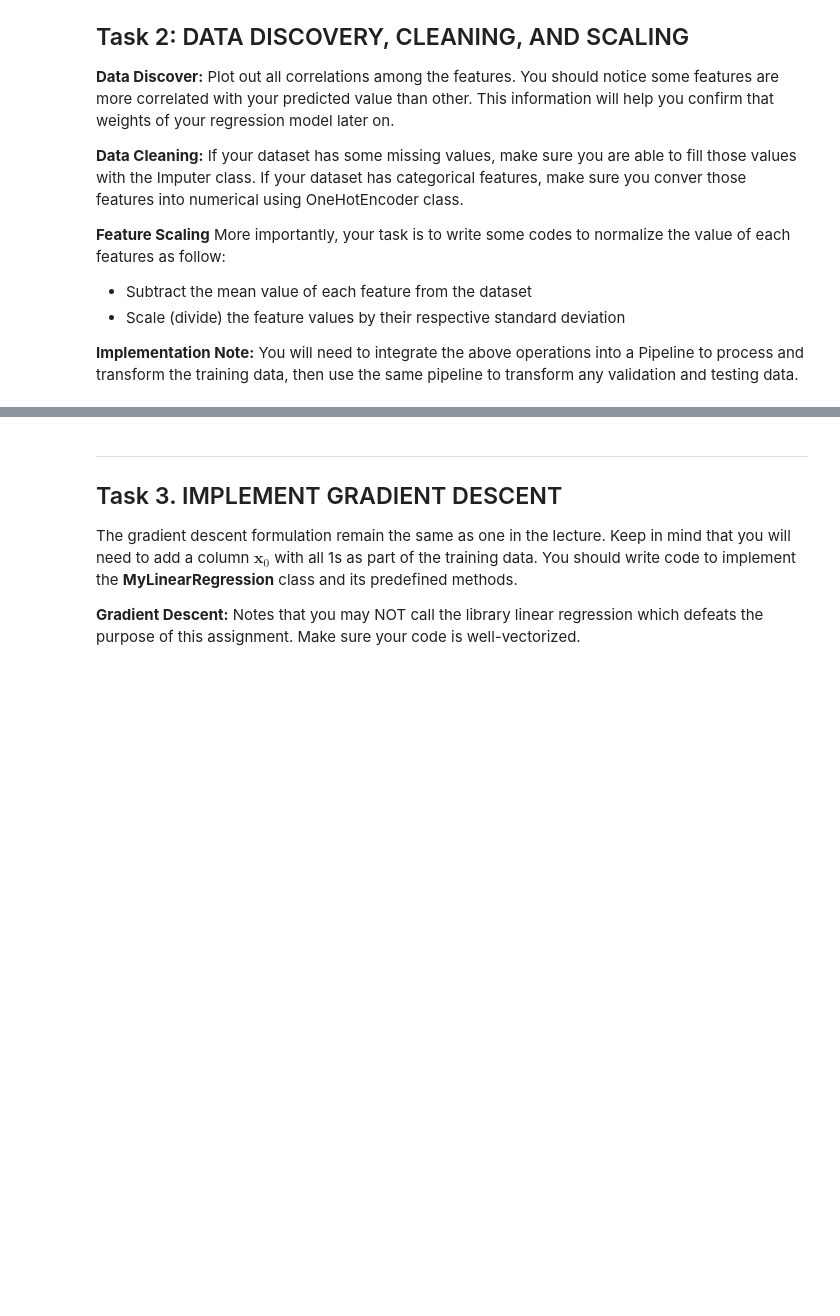
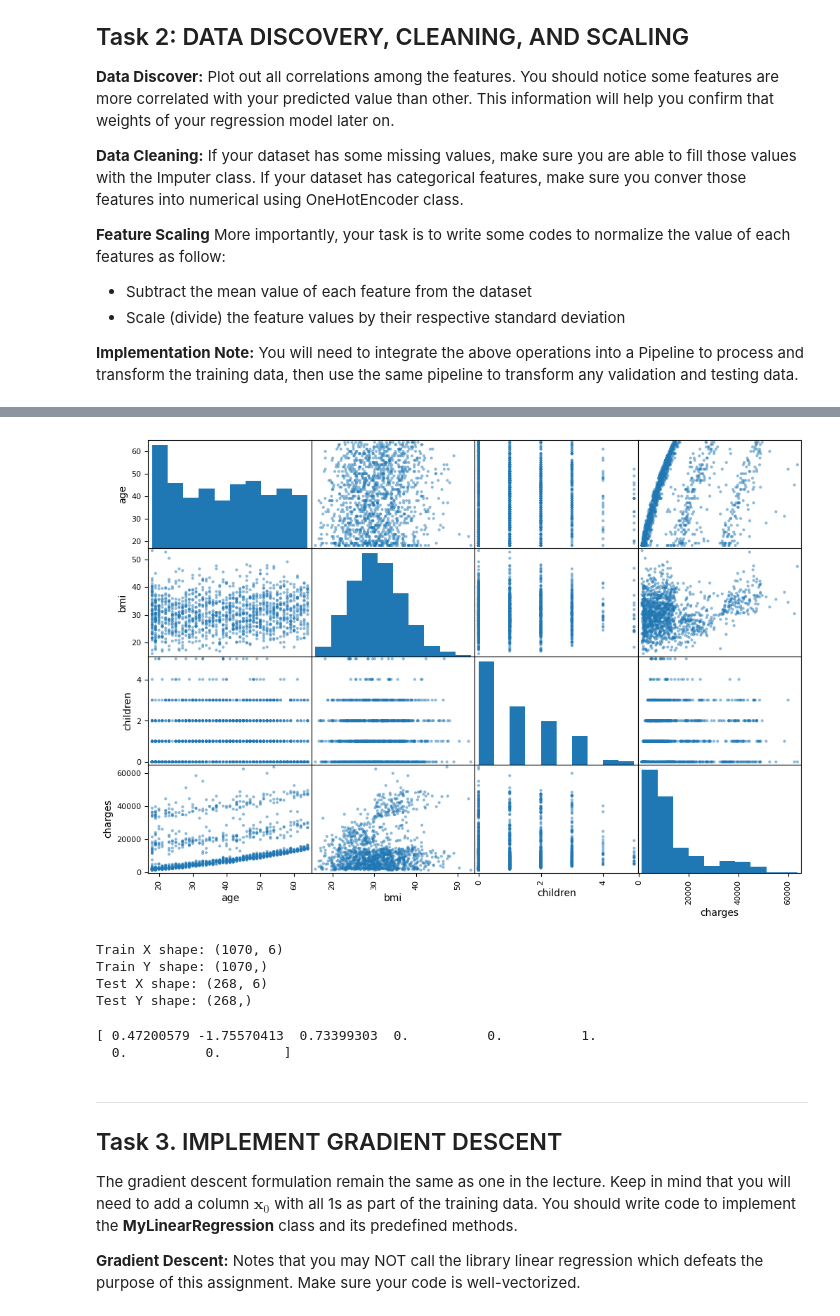
Before and after one commit to Ryguy-1/cs4774-codeathons, a Jupyter notebook: assignment-1/zbp6dw_assignment_1.ipynb, the cells around one changed output, grey strips where cells are left out. Drawn from its saved outputs; the diff is of its cells as text; code cells hidden in the pictures; blank space fills up the shorter version.

```diff
--- a/assignment-1/zbp6dw_assignment_1.ipynb
+++ b/assignment-1/zbp6dw_assignment_1.ipynb
@@ -176,0 +190,21 @@ y_test = []
+# %%
+scatter_matrix(insurance_df, figsize=(12, 8))
+plt.show()
+# %% [output]
+[figure, added]
+# %%
+x_train, x_test, y_train, y_test = train_test_split(
+    insurance_df.drop(columns=['charges']),
+    insurance_df['charges'],
+    test_size=0.2,
+    random_state=RANDOM_SEED
+)
+print(f"Train X shape: {x_train.shape}")
+print(f"Train Y shape: {y_train.shape}")
+print(f"Test X shape: {x_test.shape}")
+print(f"Test Y shape: {y_test.shape}")
+# %% [output]
+Train X shape: (1070, 6)
+Train Y shape: (1070,)
+Test X shape: (268, 6)
+Test Y shape: (268,)
@@ -177,3 +243,11 @@ y_test = []
+# %%
+x_train_prepared = fit_combined_pipeline.transform(x_train)
+x_test_prepared = fit_combined_pipeline.transform(x_test)
+
+print(x_train_prepared[0])
+# %% [output]
+[ 0.47200579 -1.75570413  0.73399303  0.          0.          1.
+  0.          0.        ]
 # %% [markdown]
 - - -
 ## Task 3. IMPLEMENT GRADIENT DESCENT
```
Also changed, not shown: parts of 9 cells of this notebook.
